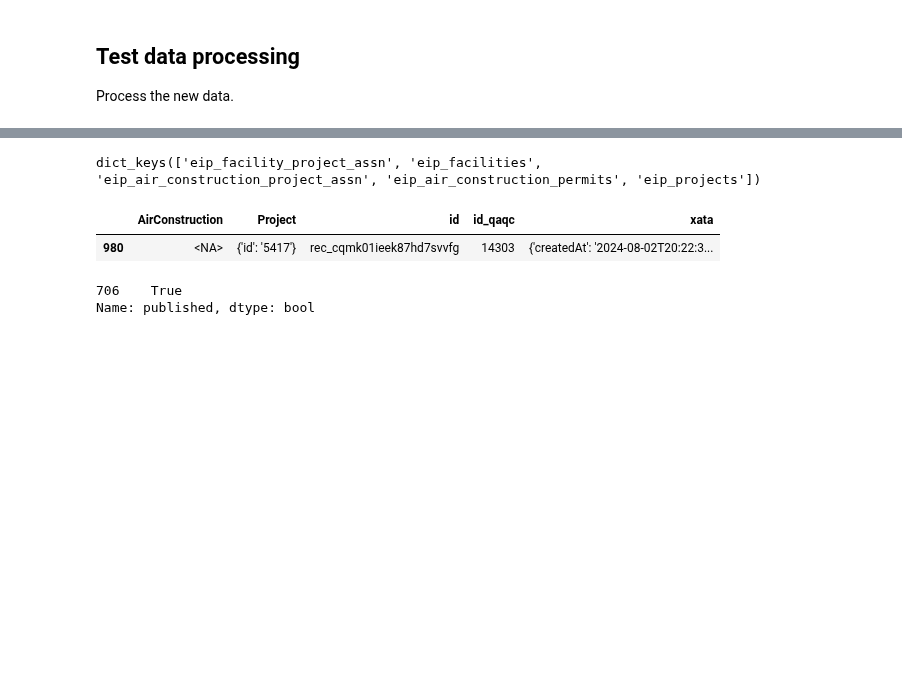
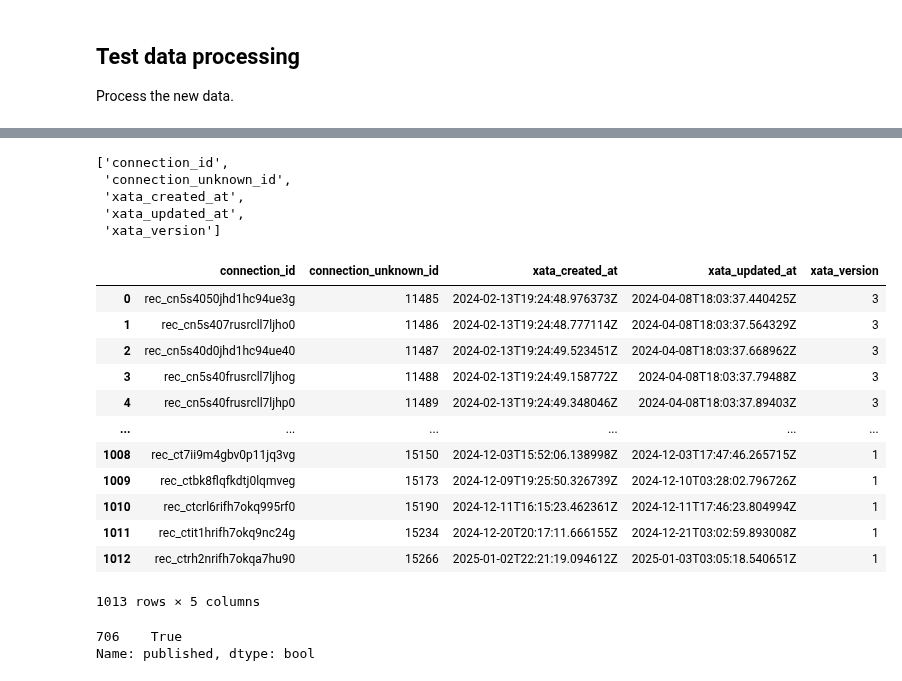
Before and after one commit to deployment-gap-model-education-fund/deployment-gap-model, a Jupyter notebook: notebooks/data_updates/eip_infrastructure/eip_update.ipynb, the cells around one changed output, grey strips where cells are left out. Cells and saved outputs as stored; diff of their text form; code cells hidden in the pictures; blank space fills up the shorter version.

```diff
--- a/notebooks/data_updates/eip_infrastructure/eip_update.ipynb
+++ b/notebooks/data_updates/eip_infrastructure/eip_update.ipynb
@@ -100,16 +110,35 @@ fac_proj = facilities_project_assn_transform(raw_dfs['eip_facility_project_assn'
 # %%
 from dbcp.transform.eip_infrastructure import project_permit_assn_transform
 
-fac_proj = project_permit_assn_transform(raw_dfs['eip_air_construction_project_assn'])
+proj_perm = project_permit_assn_transform(raw_dfs['eip_air_construction_project_assn'])
 # %%
-raw_dfs.keys()
+[col for col in fac_proj_df.columns if col not in fac_proj.columns]
 # %% [output]
-dict_keys(['eip_facility_project_assn', 'eip_facilities', 'eip_air_construction_project_assn', 'eip_air_construction_permits', 'eip_projects'])
+['connection_id',
+ 'connection_unknown_id',
+ 'xata_created_at',
+ 'xata_updated_at',
+ 'xata_version']
 # %%
-raw_df[raw_df.Project == "{'id': '5417'}"]
+proj_perm[['connection_id',
+ 'connection_unknown_id',
+ 'xata_created_at',
+ 'xata_updated_at',
+ 'xata_version']]
 # %% [output]
-|  | AirConstruction | Project | id | id_qaqc | xata |
-| 980 | <NA> | {'id': '5417'} | rec_cqmk01ieek87hd7svvfg | 14303 | {'createdAt': '2024-08-02T20:22:3... |
+|  | connection_id | connection_unknown_id | xata_created_at | xata_updated_at | xata_version |
+| 0 | rec_cn5s4050jhd1hc94ue3g | 11485 | 2024-02-13T19:24:48.976373Z | 2024-04-08T18:03:37.440425Z | 3 |
+| 1 | rec_cn5s407rusrcll7ljho0 | 11486 | 2024-02-13T19:24:48.777114Z | 2024-04-08T18:03:37.564329Z | 3 |
+| 2 | rec_cn5s40d0jhd1hc94ue40 | 11487 | 2024-02-13T19:24:49.523451Z | 2024-04-08T18:03:37.668962Z | 3 |
+| 3 | rec_cn5s40frusrcll7ljhog | 11488 | 2024-02-13T19:24:49.158772Z | 2024-04-08T18:03:37.79488Z | 3 |
+| 4 | rec_cn5s40frusrcll7ljhp0 | 11489 | 2024-02-13T19:24:49.348046Z | 2024-04-08T18:03:37.89403Z | 3 |
+| ... | ... | ... | ... | ... | ... |
+| 1008 | rec_ct7ii9m4gbv0p11jq3vg | 15150 | 2024-12-03T15:52:06.138998Z | 2024-12-03T17:47:46.265715Z | 1 |
+| 1009 | rec_ctbk8flqfkdtj0lqmveg | 15173 | 2024-12-09T19:25:50.326739Z | 2024-12-10T03:28:02.796726Z | 1 |
+| 1010 | rec_ctcrl6rifh7okq995rf0 | 15190 | 2024-12-11T16:15:23.462361Z | 2024-12-11T17:46:23.804994Z | 1 |
+| 1011 | rec_ctit1hrifh7okq9nc24g | 15234 | 2024-12-20T20:17:11.666155Z | 2024-12-21T03:02:59.893008Z | 1 |
+| 1012 | rec_ctrh2nrifh7okqa7hu90 | 15266 | 2025-01-02T22:21:19.094612Z | 2025-01-03T03:05:18.540651Z | 1 |
+1013 rows × 5 columns
 # %%
 proj_df[proj_df.project_id == "5417"].published
 # %% [output]
```
Also changed, not shown: parts of 6 cells of this notebook.
